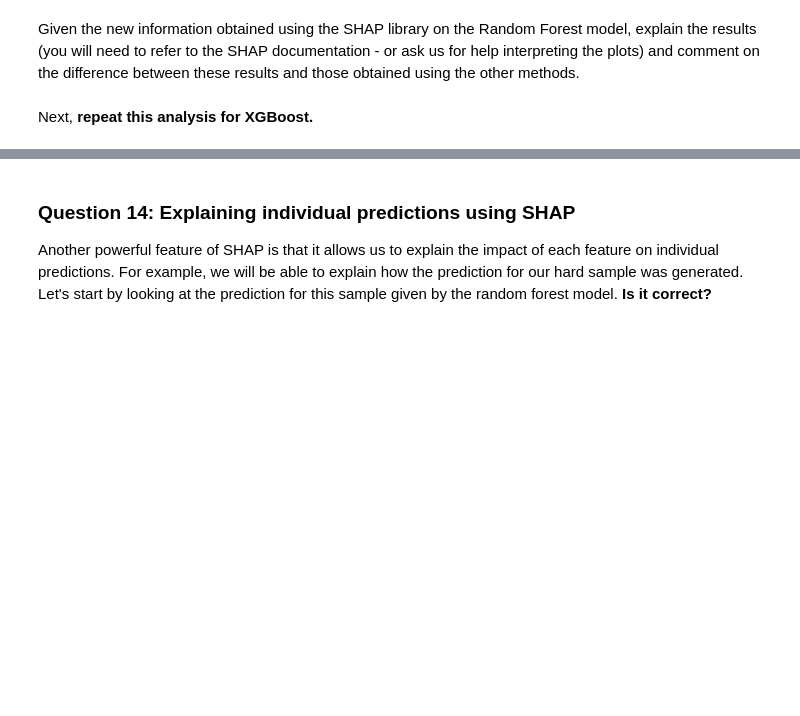
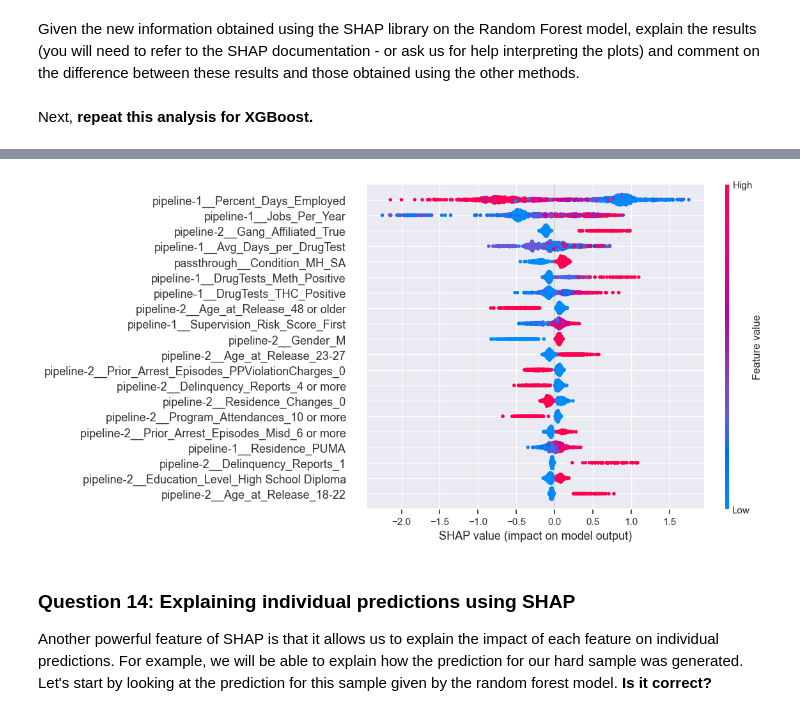
Before and after one commit to wsl0917/DSCI430_module2_assignment, a Jupyter notebook: Module 3 assignment-1.ipynb, the cells around one changed output, grey strips where cells are left out. Cells and saved outputs as stored; diff of their text form; code cells hidden in the pictures; blank space fills up the shorter version.

```diff
--- a/Module 3 assignment-1.ipynb
+++ b/Module 3 assignment-1.ipynb
@@ -701,3 +711,7 @@ Given the new information obtained using the SHAP library on the Random Forest m
 Next, **repeat this analysis for XGBoost.**
 # %%
 # Your answer here
+
+xgboost_explainer = shap.Explainer(xgboost_model[-1])  # creating SHAP Explainer based on the model
+
+xgboost_shap_values = xgboost_explainer.shap_values(X_test_enc.iloc[ind])  # explaining predictions for 1000 random samples
@@ -704,3 +735,8 @@ Next, **repeat this analysis for XGBoost.**
+# %%
+
+xgboost_figure = shap.summary_plot(xgboost_shap_values, X_test_enc.iloc[ind], plot_size=[12,6])
+# %% [output]
+[figure, added]
 # %% [markdown]
 ### Question 14: Explaining individual predictions using SHAP
 
```
Also changed, not shown: parts of 8 cells of this notebook.
